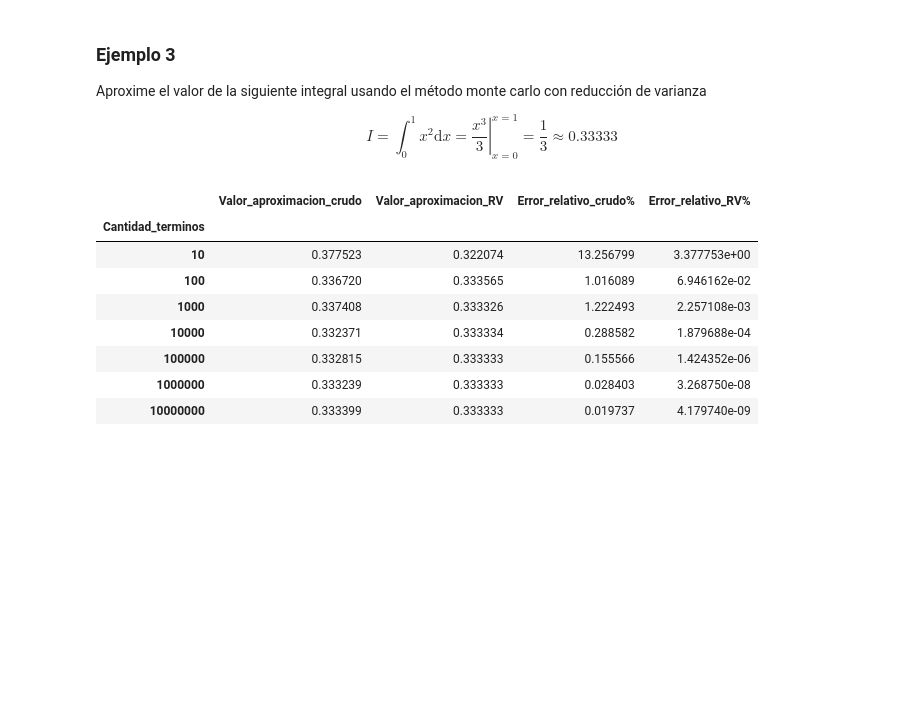
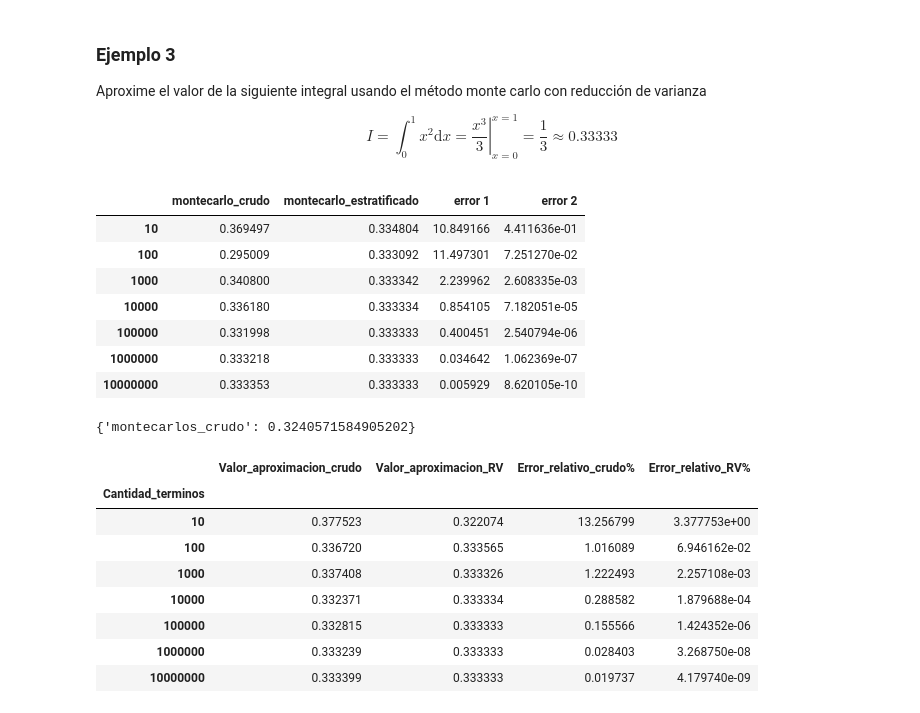
Before and after one commit to adrianhb01/SPF-2023-I, a Jupyter notebook: TEMA-2/Clase13_MetodosDeReduccionDeVarianza.ipynb, the cells around one changed output. Cells and saved outputs as stored; diff of their text form; code cells hidden in the pictures; blank space fills up the shorter version.

```diff
--- a/TEMA-2/Clase13_MetodosDeReduccionDeVarianza.ipynb
+++ b/TEMA-2/Clase13_MetodosDeReduccionDeVarianza.ipynb
@@ -245,6 +328,44 @@ df
 Aproxime el valor de la siguiente integral usando el método monte carlo con reducción de varianza
 
 $$I=\int_{0}^{1}x^2\text{d}x=\left.\frac{x^3}{3}\right|_{x=0}^{x=1}=\frac{1}{3}\approx 0.33333$$
+# %%
+f = lambda x: x**2
+a, b = 0, 1
+
+N = np.logspace(1, 7, 7, dtype=int)
+
+B = N
+
+ui = list(map(lambda n: np.random.rand(n), N))
+
+int_1 = list(map(lambda u: int_montecarlo(f, a, b, u), ui))
+
+ui_estra = list(map(lambda u, B: (u + np.arange(0, B)) / B, ui, B))
+
+int_2 = list(map(lambda u: int_montecarlo(f, a, b, u), ui_estra))
+
+resultados = pd.DataFrame(
+    {'montecarlo_crudo': int_1,
+    'montecarlo_estratificado': int_2},
+    index=N
+)
+I = 1/ 3
+resultados['error 1'] = (abs(resultados['montecarlo_crudo'] - I) / I) * 100
+resultados['error 2'] = (abs(resultados['montecarlo_estratificado'] - I) / I) * 100
+resultados
+# %% [output]
+|  | montecarlo_crudo | montecarlo_estratificado | error 1 | error 2 |
+| 10 | 0.369497 | 0.334804 | 10.849166 | 4.411636e-01 |
+| 100 | 0.295009 | 0.333092 | 11.497301 | 7.251270e-02 |
+| 1000 | 0.340800 | 0.333342 | 2.239962 | 2.608335e-03 |
+| 10000 | 0.336180 | 0.333334 | 0.854105 | 7.182051e-05 |
+| 100000 | 0.331998 | 0.333333 | 0.400451 | 2.540794e-06 |
+| 1000000 | 0.333218 | 0.333333 | 0.034642 | 1.062369e-07 |
+| 10000000 | 0.333353 | 0.333333 | 0.005929 | 8.620105e-10 |
+# %%
+{'montecarlos_crudo': int_1}
+# %% [output]
+{'montecarlos_crudo': 0.3240571584905202}
 # %%
 def m_estratificado(a, b, B):
     Ui = np.random.uniform(a, b, B)
```
Also changed, not shown: parts of 15 cells of this notebook, 3 other files.
